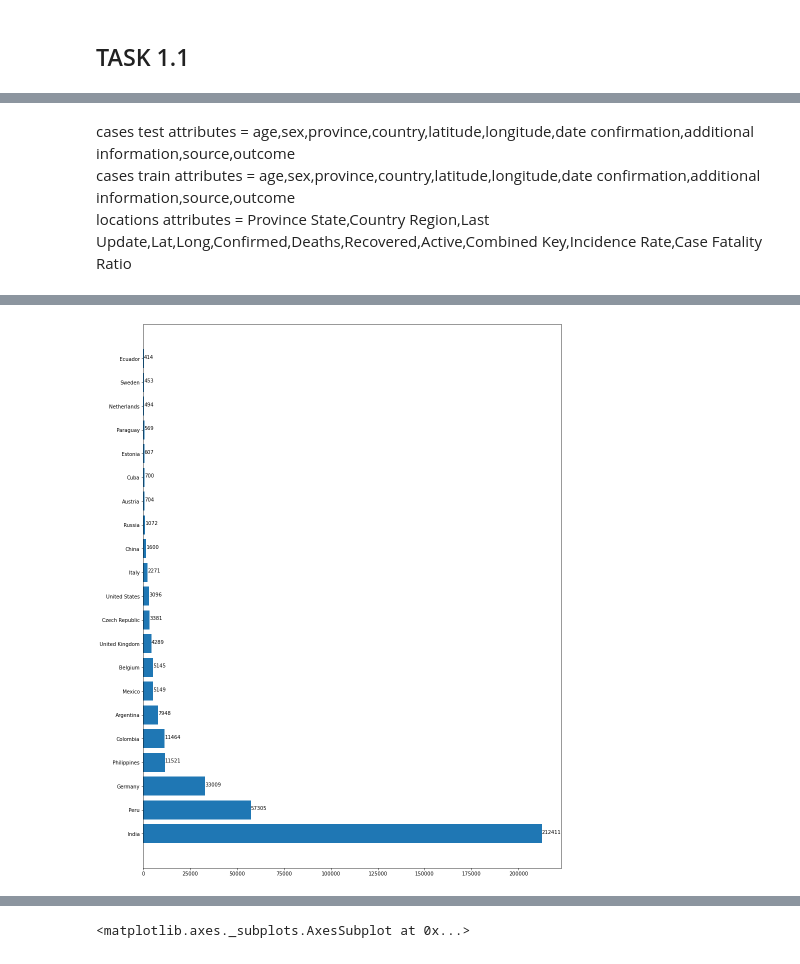
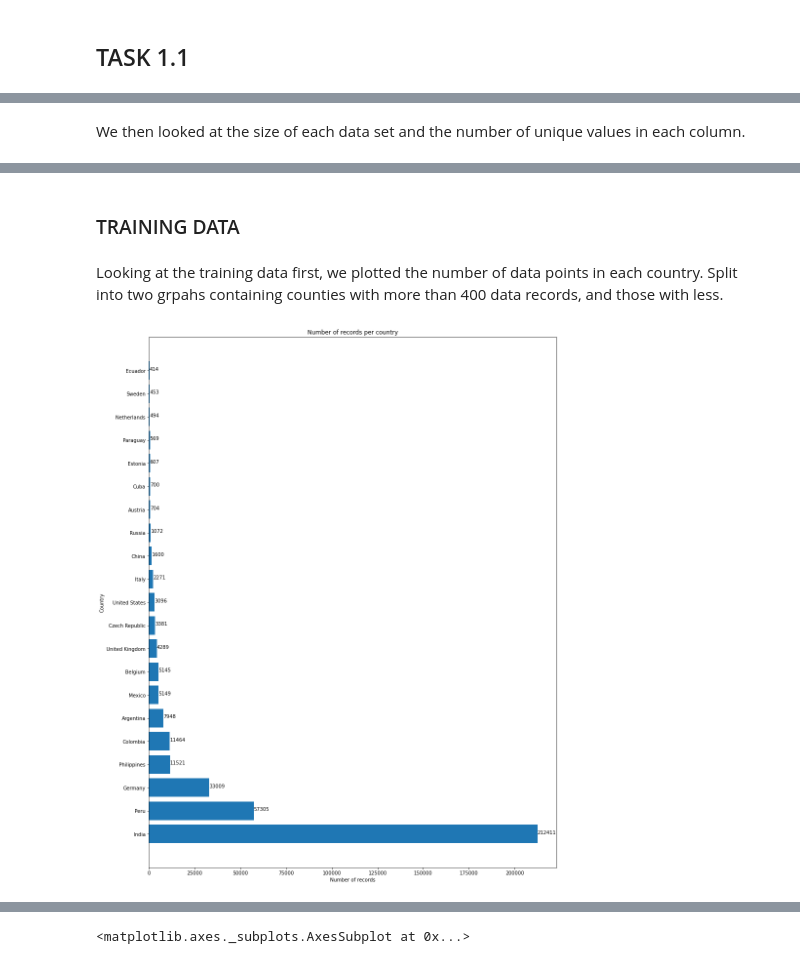
Before and after one commit to shaygrose/459Proj, a Jupyter notebook: src/eda.ipynb, the cells around one changed output, grey strips where cells are left out. Saved outputs shown, nothing was run; the diff lists cells and outputs as text; code cells hidden in the pictures.

```diff
--- a/src/eda.ipynb
+++ b/src/eda.ipynb
@@ -15,10 +18,8 @@ Perform exploratory data analysis to get an understanding of the datasets. Show
 test = pd.read_csv("../data/cases_test.csv")
 train = pd.read_csv("../data/cases_train.csv")
 locations = pd.read_csv("../data/location.csv")
-# %% [markdown]
-cases test attributes =  age,sex,province,country,latitude,longitude,date confirmation,additional information,source,outcome
-cases train attributes =  age,sex,province,country,latitude,longitude,date confirmation,additional information,source,outcome
-locations attributes = Province State,Country Region,Last Update,Lat,Long,Confirmed,Deaths,Recovered,Active,Combined Key,Incidence Rate,Case Fatality Ratio
+# %% [markdown]
+We then looked at the size of each data set and the number of unique values in each column.
 # %%
 # Lengths of each data set
 print("Number of records in training data: ", len(train))
@@ -52,18 +53,25 @@ Combined_Key           3954
 Incidence_Rate         3862
 Case-Fatality_Ratio    2624
 dtype: int64
+# %% [markdown]
+### TRAINING DATA
+# %% [markdown]
+Looking at the training data first, we plotted the number of data points in each country. Split into two grpahs containing counties with more than 400 data records, and those with less.
 # %%
 country = train['country'].value_counts()
 country_more = country[country > 400]
 country_less = country[country <= 400]
 xlocs_more = [i for i in country_more.index]
 ylocs_more = [i for i in country_more]
 plt.figure(figsize=(15,20))
 plt.barh(xlocs_more, ylocs_more)
+plt.xlabel("Number of records")
+plt.ylabel("Country")
+plt.title("Number of records per country")
 for index, value in enumerate(ylocs_more):
     plt.text(value, index, str(value))
 # %% [output]
-[figure, old version]
+[figure, new version]
 # %%
 xlocs_less = [i for i in country_less.index]
 ylocs_less = [i for i in country_less]
```
Also changed, not shown: parts of 27 cells of this notebook, 3 other files.
